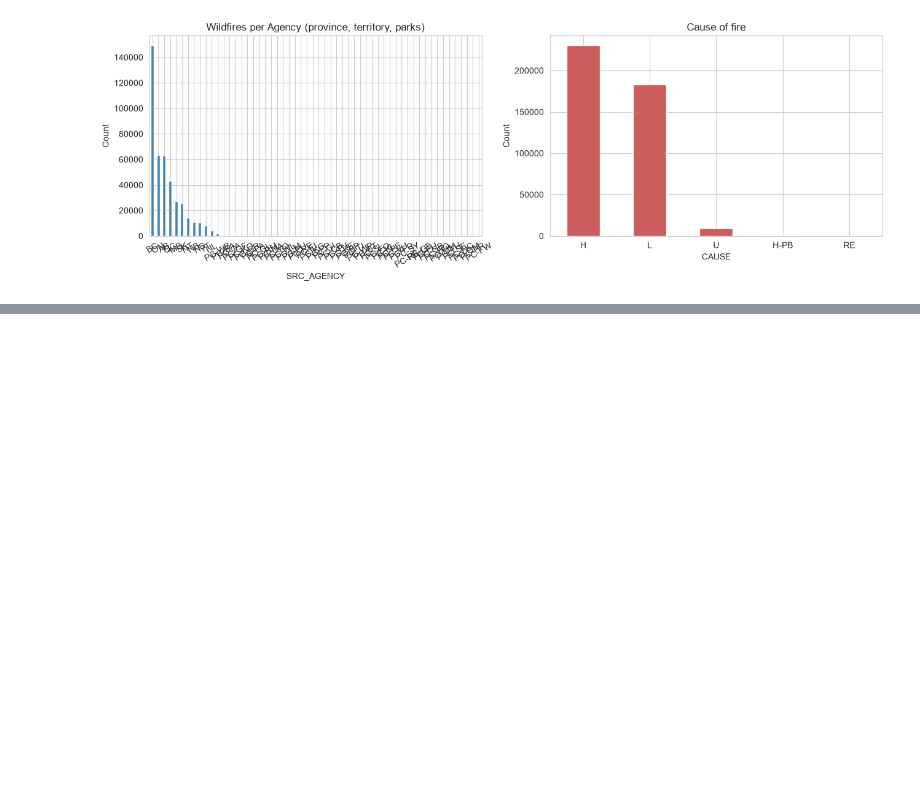
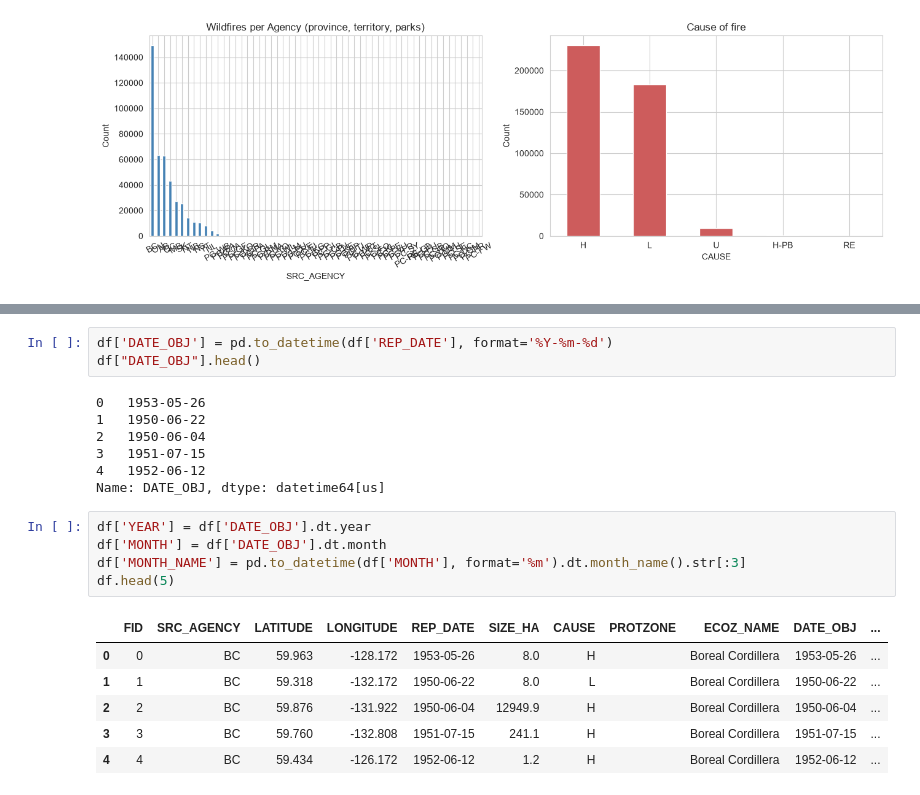
Before and after one commit to cda79/IAT461-Final, a Jupyter notebook: IAT461_wildfires.ipynb, the cells around one changed output, grey strips where cells are left out. Drawn from its saved outputs; the diff is of its cells as text; blank space fills up the shorter version.

```diff
--- a/IAT461_wildfires.ipynb
+++ b/IAT461_wildfires.ipynb
@@ -163,0 +204,22 @@ plt.show()
+# %%
+df['DATE_OBJ'] = pd.to_datetime(df['REP_DATE'], format='%Y-%m-%d')
+df["DATE_OBJ"].head()
+# %% [output]
+0   1953-05-26
+1   1950-06-22
+2   1950-06-04
+3   1951-07-15
+4   1952-06-12
+Name: DATE_OBJ, dtype: datetime64[us]
+# %%
+df['YEAR'] = df['DATE_OBJ'].dt.year
+df['MONTH'] = df['DATE_OBJ'].dt.month
+df['MONTH_NAME'] = pd.to_datetime(df['MONTH'], format='%m').dt.month_name().str[:3]
+df.head(5)
+# %% [output]
+|  | FID | SRC_AGENCY | LATITUDE | LONGITUDE | REP_DATE | SIZE_HA | CAUSE | PROTZONE | ECOZ_NAME | DATE_OBJ | ... |
+| 0 | 0 | BC | 59.963 | -128.172 | 1953-05-26 | 8.0 | H |  | Boreal Cordillera | 1953-05-26 | ... |
+| 1 | 1 | BC | 59.318 | -132.172 | 1950-06-22 | 8.0 | L |  | Boreal Cordillera | 1950-06-22 | ... |
+| 2 | 2 | BC | 59.876 | -131.922 | 1950-06-04 | 12949.9 | H |  | Boreal Cordillera | 1950-06-04 | ... |
+| 3 | 3 | BC | 59.760 | -132.808 | 1951-07-15 | 241.1 | H |  | Boreal Cordillera | 1951-07-15 | ... |
+| 4 | 4 | BC | 59.434 | -126.172 | 1952-06-12 | 1.2 | H |  | Boreal Cordillera | 1952-06-12 | ... |
```
Also changed, not shown: parts of 5 cells of this notebook, 1 other file.
